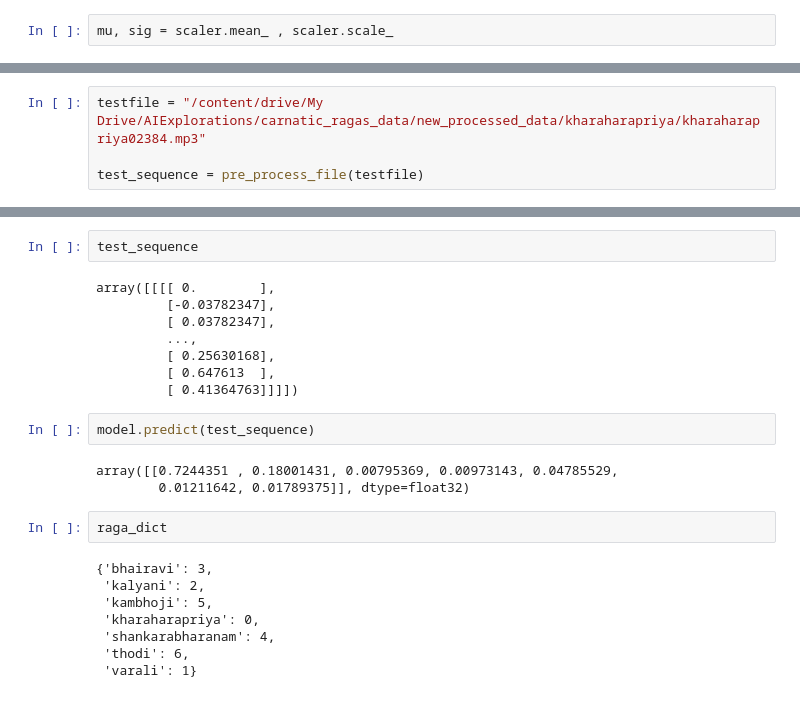
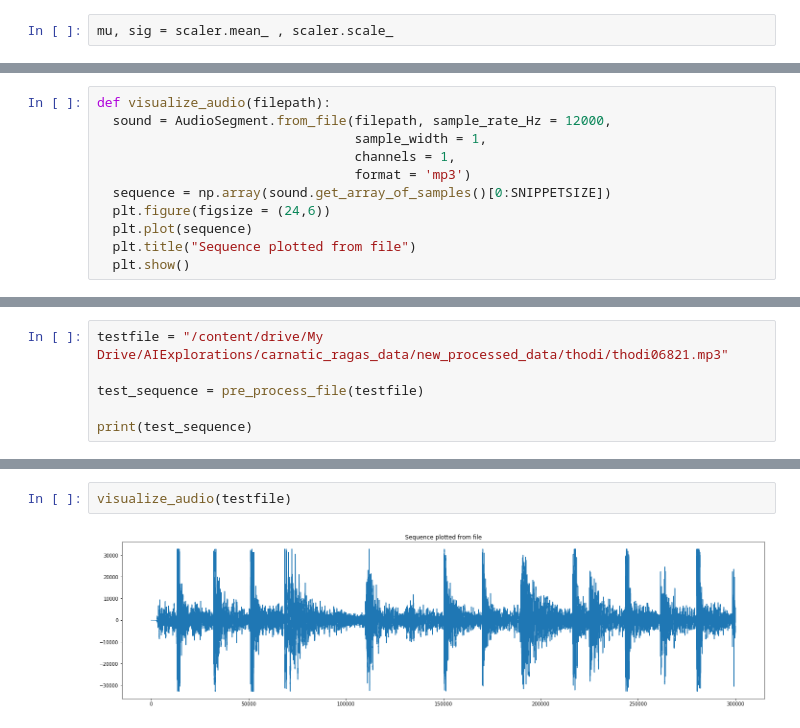
Before and after one commit to aiexplorations/RagaExperiments, a Jupyter notebook: Ragaflow.ipynb, the cells around one changed output, grey strips where cells are left out. Cells and saved outputs as stored; diff of their text form.

```diff
--- a/Ragaflow.ipynb
+++ b/Ragaflow.ipynb
@@ -421,0 +434,11 @@ def pre_process_file(filepath):
+# %%
+def visualize_audio(filepath):
+  sound = AudioSegment.from_file(filepath, sample_rate_Hz = 12000,
+                                 sample_width = 1,
+                                 channels = 1,
+                                 format = 'mp3')
+  sequence = np.array(sound.get_array_of_samples()[0:SNIPPETSIZE])
+  plt.figure(figsize = (24,6))
+  plt.plot(sequence)
+  plt.title("Sequence plotted from file")
+  plt.show()
@@ -422,4 +447,6 @@ def pre_process_file(filepath):
 # %%
-testfile = "/content/drive/My Drive/AIExplorations/carnatic_ragas_data/new_processed_data/kharaharapriya/kharaharapriya02384.mp3"
+testfile = "/content/drive/My Drive/AIExplorations/carnatic_ragas_data/new_processed_data/thodi/thodi06821.mp3"
 
 test_sequence = pre_process_file(testfile)
+
+print(test_sequence)
@@ -426,25 +461,4 @@ test_sequence = pre_process_file(testfile)
-# %%
-test_sequence
-# %% [output]
-array([[[[ 0.        ],
-         [-0.03782347],
-         [ 0.03782347],
-         ...,
-         [ 0.25630168],
-         [ 0.647613  ],
-         [ 0.41364763]]]])
-# %%
-model.predict(test_sequence)
-# %% [output]
-array([[0.7244351 , 0.18001431, 0.00795369, 0.00973143, 0.04785529,
-        0.01211642, 0.01789375]], dtype=float32)
-# %%
-raga_dict
-# %% [output]
-{'bhairavi': 3,
- 'kalyani': 2,
- 'kambhoji': 5,
- 'kharaharapriya': 0,
- 'shankarabharanam': 4,
- 'thodi': 6,
- 'varali': 1}
+# %%
+visualize_audio(testfile)
+# %% [output]
+[figure, added]
```
Also changed, not shown: parts of 24 cells of this notebook.
